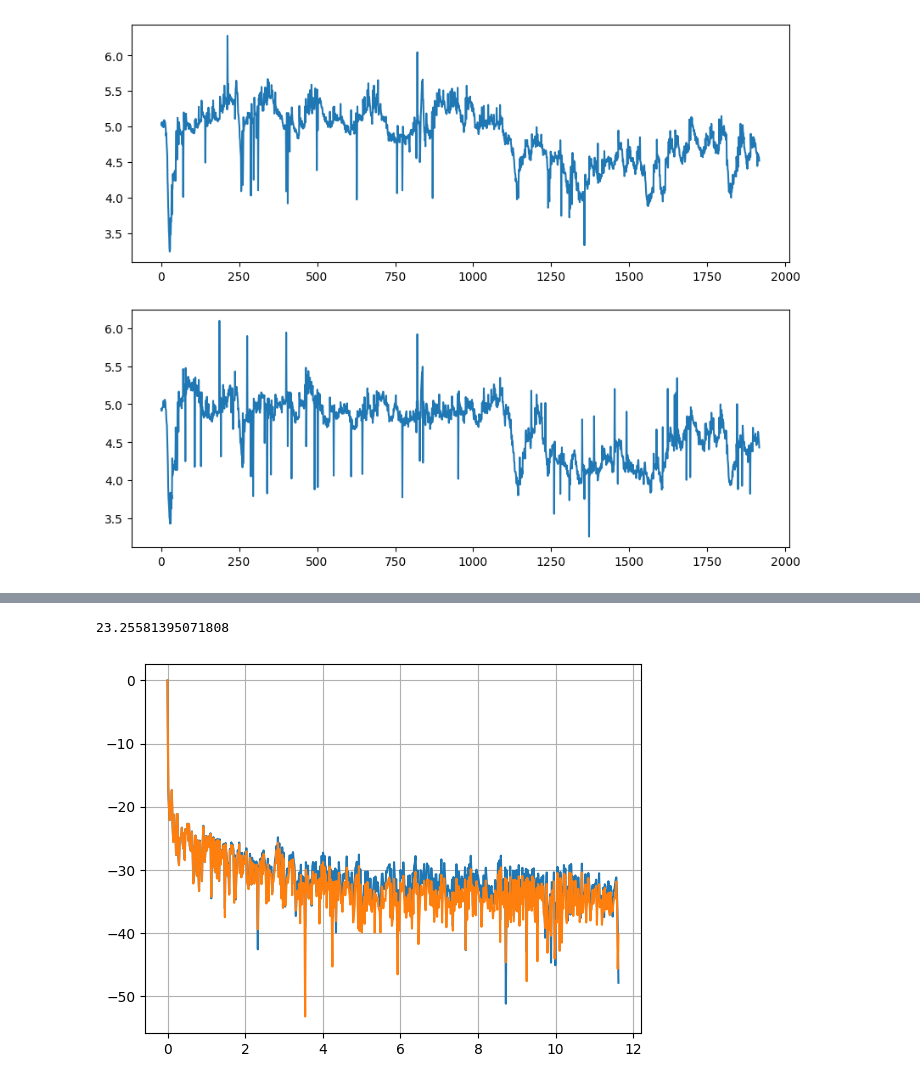
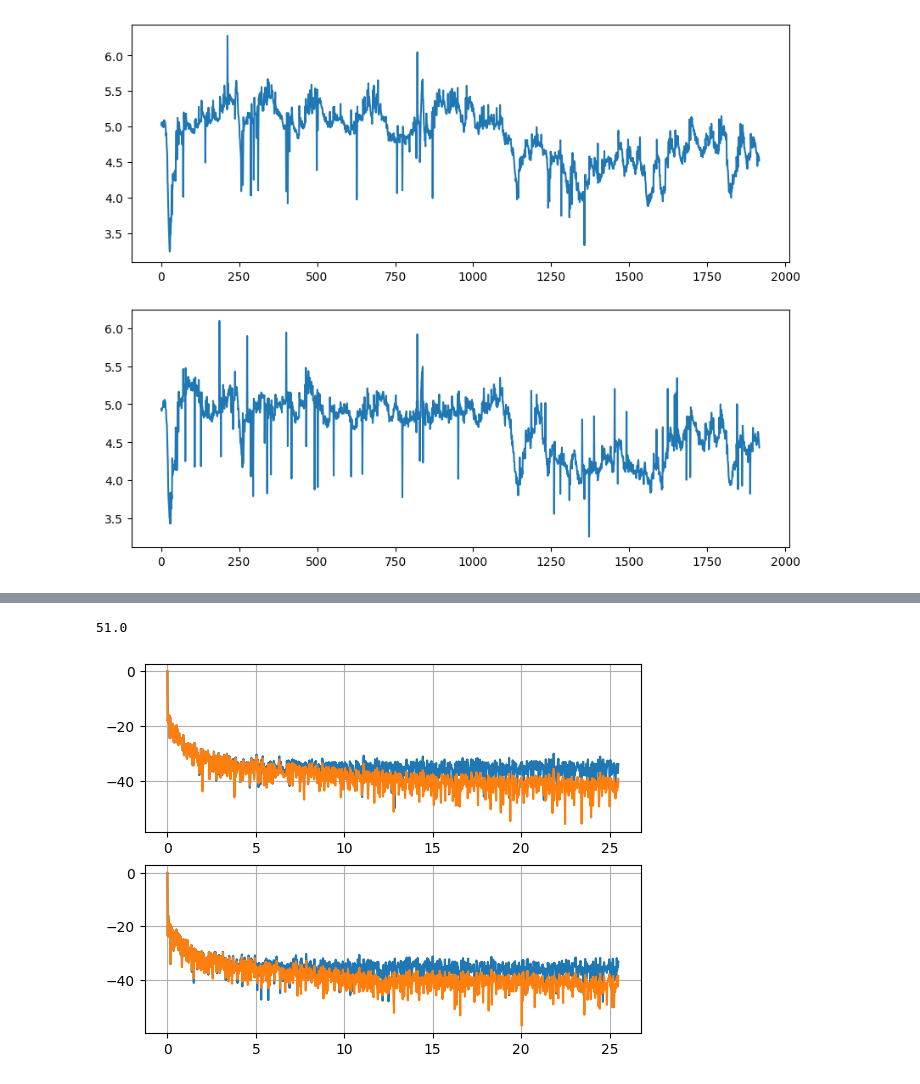
Before and after one commit to avi33/eyetracking, a Jupyter notebook: playground.ipynb, the cells around one changed output, grey strips where cells are left out. Drawn from its saved outputs; the diff is of its cells as text; code cells hidden in the pictures.

```diff
--- a/playground.ipynb
+++ b/playground.ipynb
@@ -93,5 +87,6 @@ plt.show()
 # %%
-left = data[data['Participant']=='21']['Pupil Diameter Left [mm]'].dropna().to_numpy()
-right = data[data['Participant']=='21']['Pupil Diameter Right [mm]'].dropna().to_numpy()
-t_ax = t = np.array([time_to_seconds(t) for t in data[data['Participant']=='21']["Time of Day [h:m:s:ms]"]])[1:]
+left = data[data['Participant']=='47']['Pupil Diameter Left [mm]'].dropna().to_numpy()
+right = data[data['Participant']=='47']['Pupil Diameter Right [mm]'].dropna().to_numpy()
+t_ax = t = np.array([time_to_seconds(t) for t in data[data['Participant']=='47']["Time of Day [h:m:s:ms]"].dropna()])[1:]
 t_ax = t_ax-t_ax[0]
+t_ax = t_ax[:left.shape[-1]]
@@ -128,13 +127,22 @@ plt.show()
 # %%
 L = np.fft.rfft(left)
 L_est = np.fft.rfft(left_est)
+R = np.fft.rfft(right)
+R_est = np.fft.rfft(right_est)
 n_fft = left.shape[-1]
-fs = 1/np.median(np.diff(t_ax))
+fs = float(np.ceil(1/np.median(np.diff(t_ax))))
 print("{}".format(fs))
 f_ax = np.arange(0, fs/2, fs/n_fft)
-plt.plot(f_ax, 10*np.log10(np.abs(L)/np.max(np.abs(L))))
-plt.plot(f_ax, 10*np.log10(np.abs(L_est)/np.max(np.abs(L_est))))
-plt.grid(True)
+if f_ax.shape[-1] != R.shape[-1]:
+    f_ax = np.arange(0, fs/2+fs/n_fft, fs/n_fft)
+fig, ax = plt.subplots(2)
+ax[0].plot(f_ax, 10*np.log10(np.abs(L)/np.max(np.abs(L))))
+ax[0].plot(f_ax, 10*np.log10(np.abs(L_est)/np.max(np.abs(L_est))))
+ax[0].grid(True)
+
+ax[1].plot(f_ax, 10*np.log10(np.abs(R)/np.max(np.abs(R))))
+ax[1].plot(f_ax, 10*np.log10(np.abs(R_est)/np.max(np.abs(R_est))))
+ax[1].grid(True)
 # %% [output]
-23.25581395071808
+51.0
-[figure, old version]
+[figure, new version]
```
Also changed, not shown: parts of 7 cells of this notebook.
